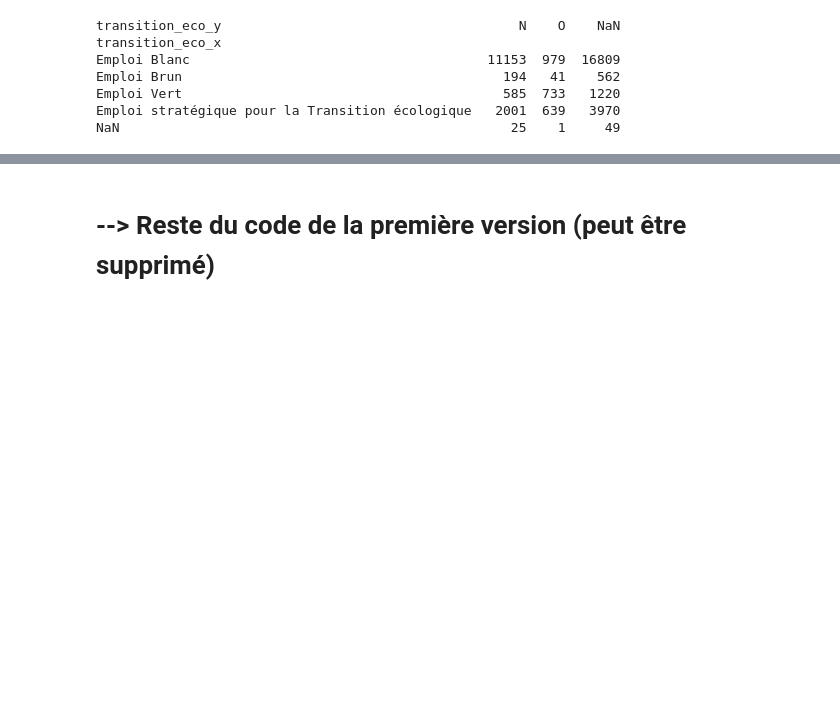
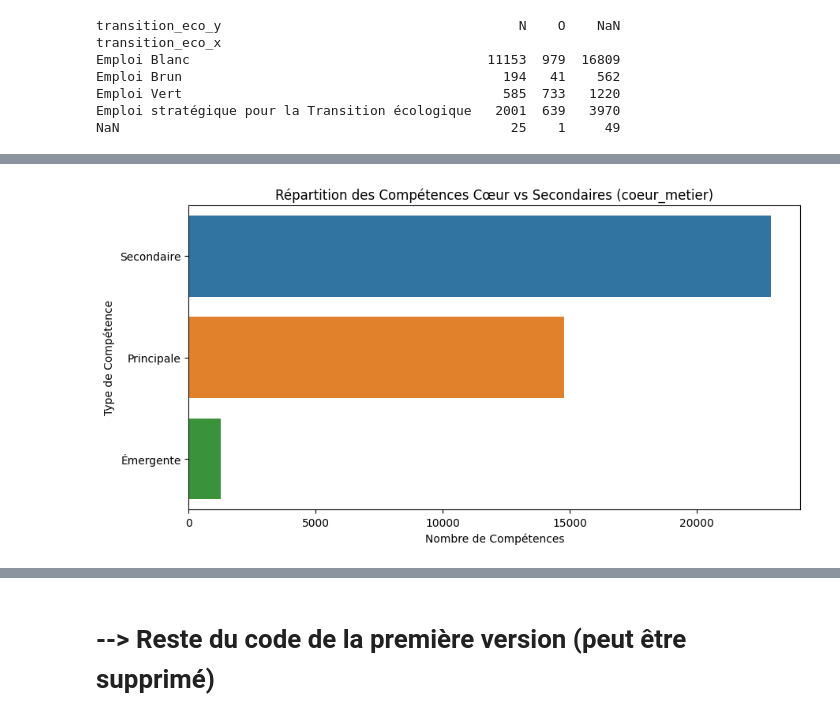
Before and after one commit to salphonse/Radar-Metier, a Jupyter notebook: script/ML/ML - EDA.ipynb, the cells around one changed output, grey strips where cells are left out. Cells and saved outputs as stored; diff of their text form; code cells hidden in the pictures; blank space fills up the shorter version.

```diff
--- a/script/ML/ML - EDA.ipynb
+++ b/script/ML/ML - EDA.ipynb
@@ -457,0 +621,19 @@ Name: count, dtype: int64
+# %%
+# Visualisation de la répartition des compétences cœur vs secondaires
+plt.figure(figsize=(10, 5))
+df_tmp = df.copy()
+df_tmp['coeur_metier'] = df['coeur_metier'].fillna('Secondaire')
+
+sns.countplot(
+    data=df_tmp,
+    y='coeur_metier',  # <- on passe de x à y
+    order=df_tmp['coeur_metier'].value_counts().index,
+    hue='coeur_metier'
+)
+
+plt.title('Répartition des Compétences Cœur vs Secondaires (coeur_metier)')
+plt.ylabel('Type de Compétence')
+plt.xlabel('Nombre de Compétences')
+plt.show()
+# %% [output]
+[figure, added]
```
Also changed, not shown: parts of 39 cells of this notebook.
